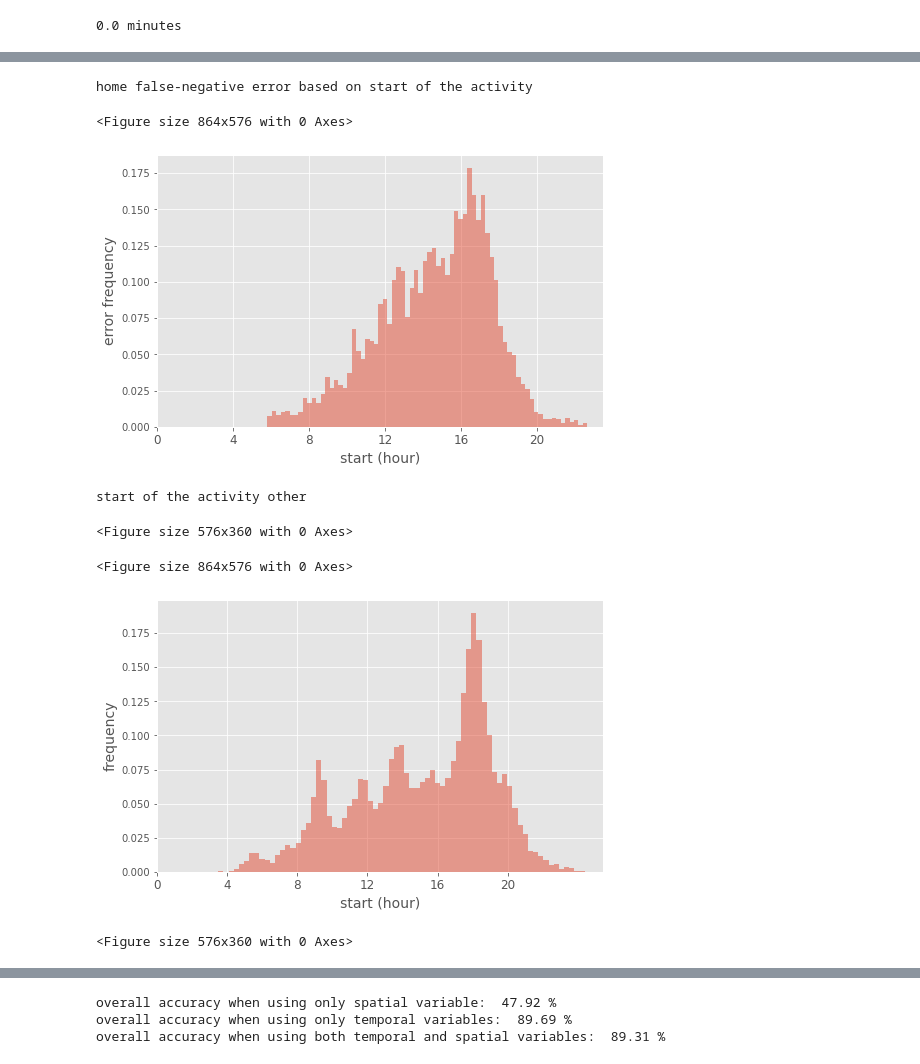
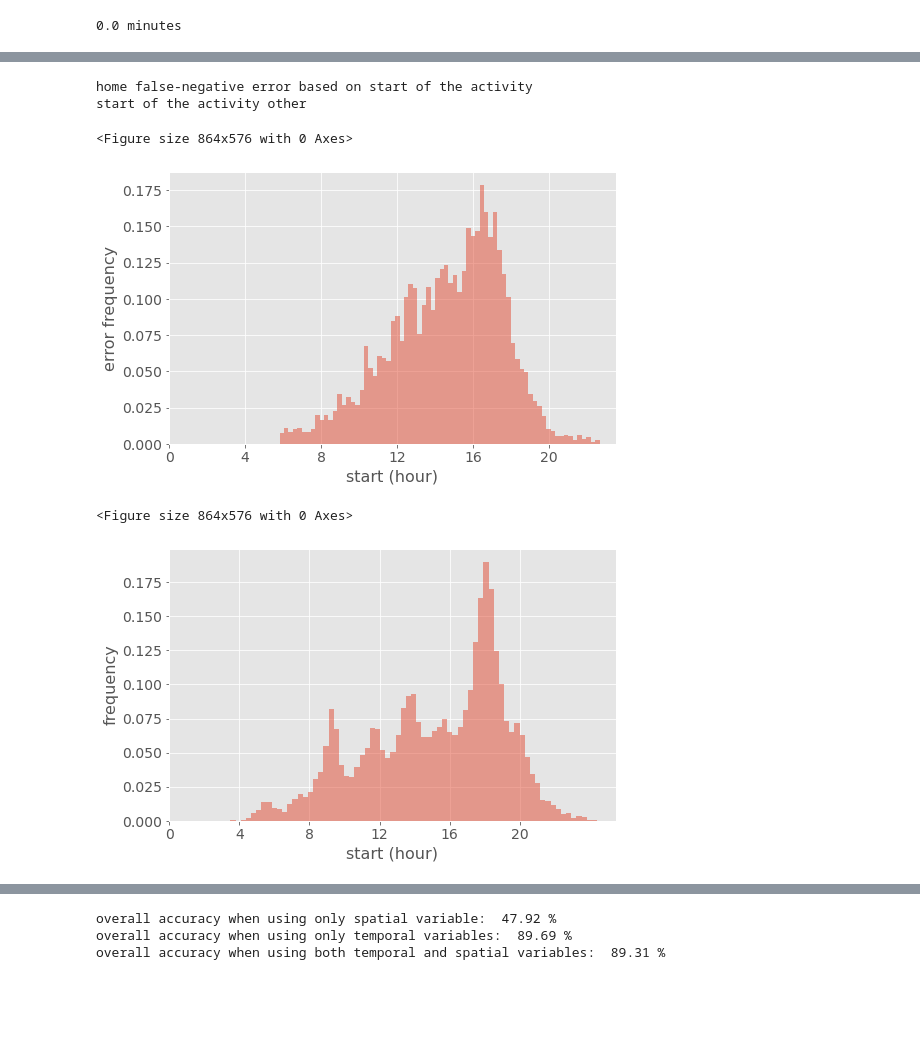
Before and after one commit to zahraeftekhar/PythonProcessingOfMATSimOutputs, a Jupyter notebook: _6_processSnapshot_zoneOnly.ipynb, the cells around one changed output, grey strips where cells are left out. Drawn from its saved outputs; the diff is of its cells as text; code cells hidden in the pictures; blank space fills up the shorter version.

```diff
--- a/_6_processSnapshot_zoneOnly.ipynb
+++ b/_6_processSnapshot_zoneOnly.ipynb
@@ -149,49 +175,50 @@ homeFalseNeg_start = [pd.to_timedelta(i).total_seconds() for i in kk.loc[:,"star
 homeFalseNeg_start = pd.DataFrame(pd.to_numeric(homeFalseNeg_start)/3600)
 plt.rcParams['figure.figsize'] = (16.0, 12.0)
 plt.figure(figsize=(12, 8))
 params = {'figure.figsize': (8, 5)}
 plt.rcParams.update(params)
 
 # plt.figure()
 plt.style.use('ggplot')
 ax1 = (homeFalseNeg_start).plot(kind='hist', bins=72, density=True, alpha=0.5, label='prediction error of home activity', legend=False)
-ax1.set_xlabel(u'start (hour)',fontsize=14)
+ax1.set_xlabel(u'start (hour)',fontsize=16)
 print('home false-negative error based on start of the activity ')
-ax1.set_ylabel('error frequency',fontsize=14)
-plt.xticks((np.arange(0, 24, step=4)),fontsize=12)
-plt.show()
+ax1.set_ylabel('error frequency',fontsize=16)
+plt.xticks((np.arange(0, 24, step=4)),fontsize=14)
+plt.yticks(fontsize=14)
+# plt.show()
 plt.savefig("{a}homeFNs_start.pdf".format(a=savingLoc),dpi = 150)
 plt.savefig("{a}homeFNs_start.png".format(a=savingLoc),dpi = 150)
 
 # __________________ other_start______________
 kk =  allActivity[(allActivity.loc[:,"actualAct"]=="other")]
 other_start = [pd.to_timedelta(i).total_seconds() for i in kk.loc[:,"start"]]
 other_start = pd.DataFrame(pd.to_numeric(other_start)/3600)
 # (other_start)
 plt.rcParams['figure.figsize'] = (16.0, 12.0)
 plt.figure(figsize=(12, 8))
 params = {'figure.figsize': (8, 5)}
 plt.rcParams.update(params)
 
 # # plt.figure()
 plt.style.use('ggplot')
 ax1 = (other_start).plot(kind='hist', bins=72, density=True, alpha=0.5, label='actual start of other activity', legend=False)
-ax1.set_xlabel(u'start (hour)',fontsize=14)
+ax1.set_xlabel(u'start (hour)',fontsize=16)
 print('start of the activity other ')
-ax1.set_ylabel('frequency',fontsize=14)
-plt.xticks((np.arange(0, 24, step=4)),fontsize=12)
-plt.show()
-plt.savefig("{a}other_start.pdf".format(a=savingLoc),dpi = 150)
-plt.savefig("{a}other_start.png".format(a=savingLoc),dpi = 150)
+ax1.set_ylabel('frequency',fontsize=16)
+plt.xticks((np.arange(0, 24, step=4)),fontsize=14)
+plt.yticks(fontsize=14)
+
+# plt.show()
+plt.savefig("{a}otherActual_start.pdf".format(a=savingLoc),dpi = 150)
+plt.savefig("{a}otherActual_start.png".format(a=savingLoc),dpi = 150)
 # %% [output]
 home false-negative error based on start of the activity
+start of the activity other
 <Figure size 864x576 with 0 Axes>
-[figure, old version]
+[figure, new version]
-start of the activity other
+<Figure size 864x576 with 0 Axes>
-<Figure size 576x360 with 0 Axes>
-<Figure size 864x576 with 0 Axes>
-[figure, old version]
+[figure, new version]
-<Figure size 576x360 with 0 Axes>
 # %%
 # __________________ HOME PredictionError_duration______________
 kk =  allActivity[(allActivity["STactivity?"]!=allActivity["actualAct"]) & (allActivity.loc[:,"actualAct"]=="home")]
```
Also changed, not shown: parts of 5 cells of this notebook.
